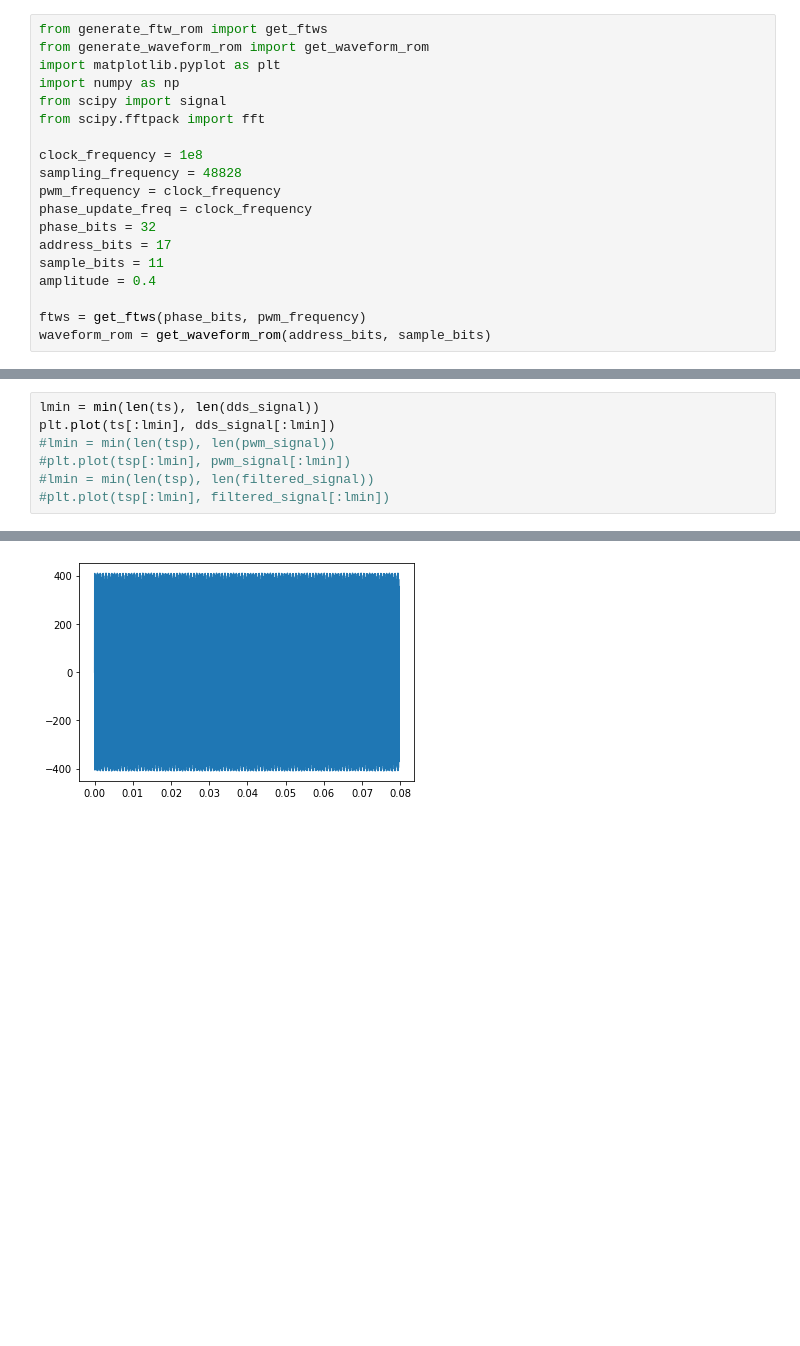
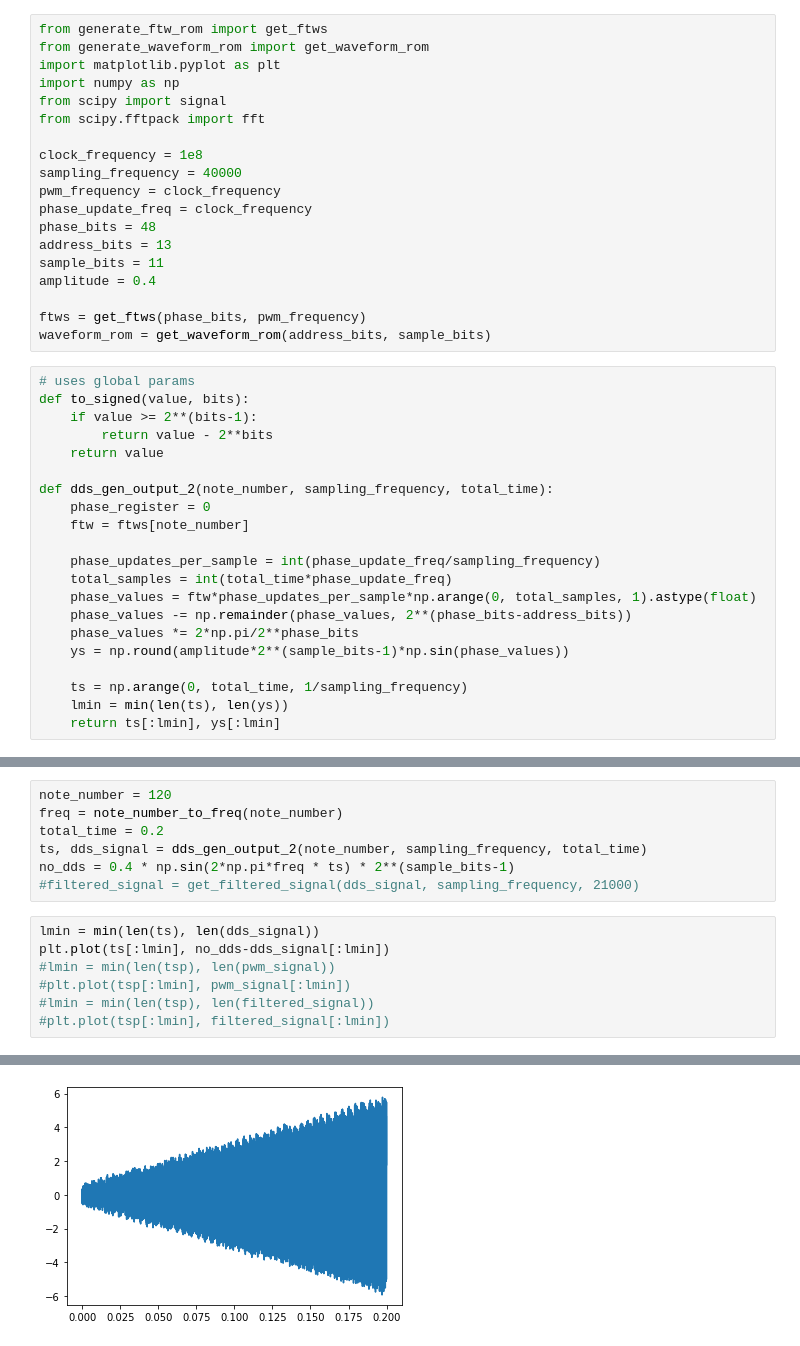
Before and after one commit to doppioandante/tesi, a Jupyter notebook: scripts/DDS + pwm error .ipynb, the cells around one changed output, grey strips where cells are left out. Cells and saved outputs as stored; diff of their text form; blank space fills up the shorter version.

```diff
--- a/scripts/DDS + pwm error .ipynb
+++ b/scripts/DDS + pwm error .ipynb
@@ -7,14 +7,35 @@ from scipy import signal
 from scipy.fftpack import fft
 
 clock_frequency = 1e8
-sampling_frequency = 48828
+sampling_frequency = 40000
 pwm_frequency = clock_frequency
 phase_update_freq = clock_frequency
-phase_bits = 32
-address_bits = 17
+phase_bits = 48
+address_bits = 13
 sample_bits = 11
 amplitude = 0.4
 
 ftws = get_ftws(phase_bits, pwm_frequency)
 waveform_rom = get_waveform_rom(address_bits, sample_bits)
+# %%
+# uses global params
+def to_signed(value, bits):
+    if value >= 2**(bits-1):
+        return value - 2**bits
+    return value
+
+def dds_gen_output_2(note_number, sampling_frequency, total_time):
+    phase_register = 0
+    ftw = ftws[note_number]
+
+    phase_updates_per_sample = int(phase_update_freq/sampling_frequency)
+    total_samples = int(total_time*phase_update_freq)
+    phase_values = ftw*phase_updates_per_sample*np.arange(0, total_samples, 1).astype(float)
+    phase_values -= np.remainder(phase_values, 2**(phase_bits-address_bits))
+    phase_values *= 2*np.pi/2**phase_bits
+    ys = np.round(amplitude*2**(sample_bits-1)*np.sin(phase_values))
+
+    ts = np.arange(0, total_time, 1/sampling_frequency)
+    lmin = min(len(ts), len(ys))
+    return ts[:lmin], ys[:lmin]
 # %%
@@ -107,10 +119,17 @@ filtered_signal = get_filtered_signal(pwm_signal, pwm_frequency)
+# %%
+note_number = 120
+freq = note_number_to_freq(note_number)
+total_time = 0.2
+ts, dds_signal = dds_gen_output_2(note_number, sampling_frequency, total_time)
+no_dds = 0.4 * np.sin(2*np.pi*freq * ts) * 2**(sample_bits-1)
+#filtered_signal = get_filtered_signal(dds_signal, sampling_frequency, 21000)
 # %%
 lmin = min(len(ts), len(dds_signal))
-plt.plot(ts[:lmin], dds_signal[:lmin])
+plt.plot(ts[:lmin], no_dds-dds_signal[:lmin])
 #lmin = min(len(tsp), len(pwm_signal))
 #plt.plot(tsp[:lmin], pwm_signal[:lmin])
 #lmin = min(len(tsp), len(filtered_signal))
 #plt.plot(tsp[:lmin], filtered_signal[:lmin])
 # %% [output]
 [<matplotlib.lines.Line2D at 0x...>]
-[figure, old version]
+[figure, new version]
```
Also changed, not shown: parts of 16 cells of this notebook, 20 other files.
